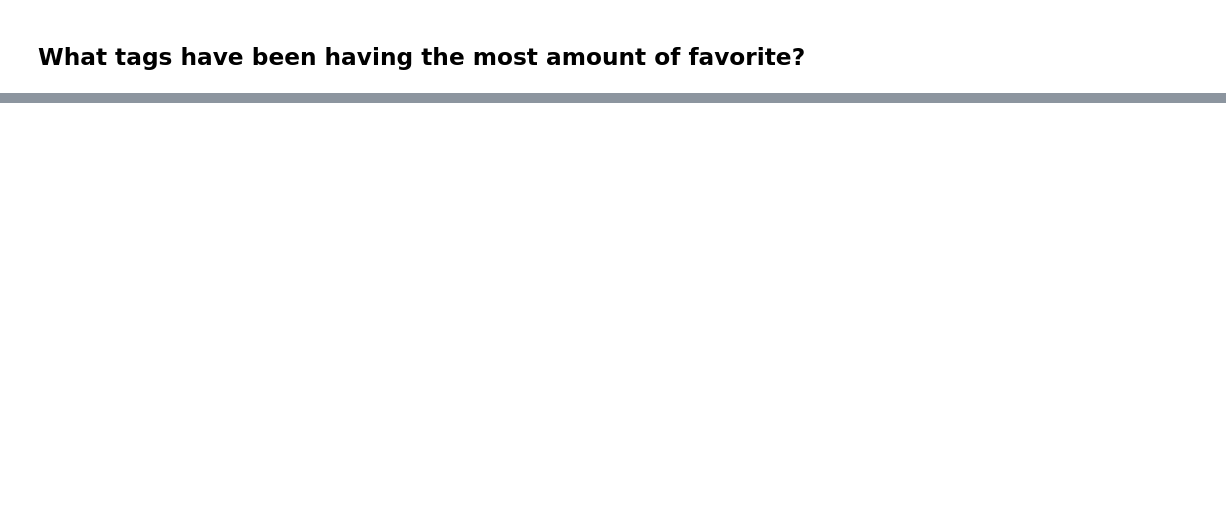
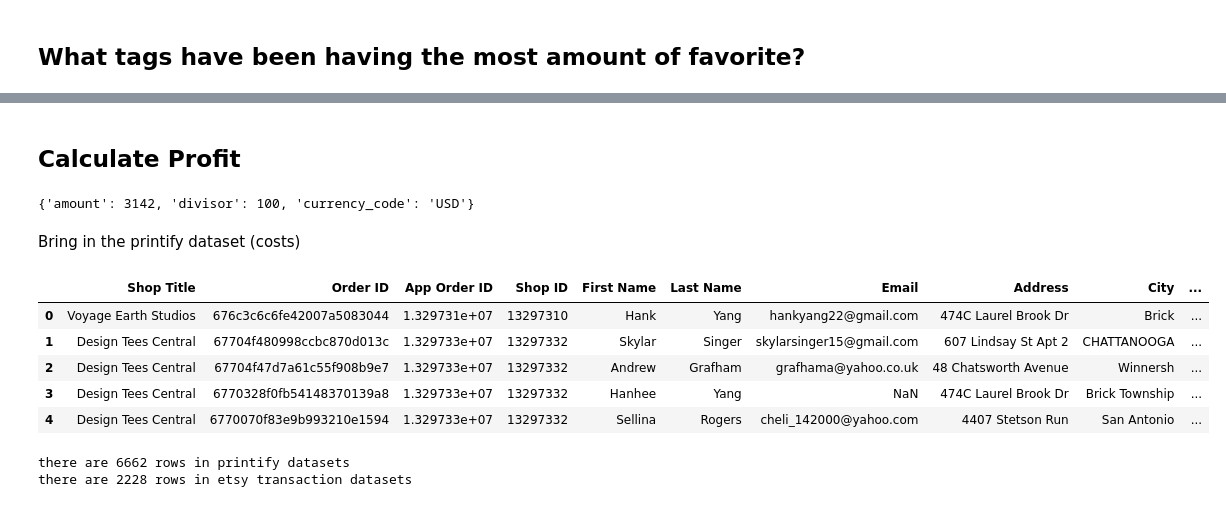
Before and after one commit to hanheeds/etsy_dashboard, a Jupyter notebook: analysis.ipynb, the cells around one changed output, grey strips where cells are left out. Saved outputs shown, nothing was run; the diff lists cells and outputs as text; code cells hidden in the pictures; blank space fills up the shorter version.

Commit message:
printify analysis profti analysis

```diff
--- a/analysis.ipynb
+++ b/analysis.ipynb
@@ -182,0 +173,7 @@ plt.show()
+# %% [markdown]
+## Calculate Profit
+# %%
+trans_df['price'] = trans_df['price'].apply(ast.literal_eval)
+print(trans_df['price'][0])
+# %% [output]
+{'amount': 3142, 'divisor': 100, 'currency_code': 'USD'}
@@ -182,0 +218,16 @@ plt.show()
+# %% [markdown]
+Bring in the printify dataset (costs)
+# %%
+printify_df = pd.read_csv("all_shops_orders.csv")
+printify_df['Metadata'] = printify_df['Metadata'].apply(ast.literal_eval)
+printify_df['Shop Order ID'] = printify_df['Metadata'].apply(lambda x: x.get('shop_order_id',0) if isinstance(x,dict) else 0)
+printify_df['Total Price'] = pd.to_numeric(printify_df['Total Price']/100, errors='coerce')
+printify_df['Total Shipping'] = pd.to_numeric(printify_df['Total Shipping']/100, errors='coerce')
+printify_df.head()
+# %% [output]
+|  | Shop Title | Order ID | App Order ID | Shop ID | First Name | Last Name | Email | Address | City | ... |
+| 0 | Voyage Earth Studios | 676c3c6c6fe42007a5083044 | 1.329731e+07 | 13297310 | Hank | Yang | hankyang22@gmail.com | 474C Laurel Brook Dr | Brick | ... |
+| 1 | Design Tees Central | 67704f480998ccbc870d013c | 1.329733e+07 | 13297332 | Skylar | Singer | skylarsinger15@gmail.com | 607 Lindsay St Apt 2 | CHATTANOOGA | ... |
+| 2 | Design Tees Central | 67704f47d7a61c55f908b9e7 | 1.329733e+07 | 13297332 | Andrew | Grafham | grafhama@yahoo.co.uk | 48 Chatsworth Avenue | Winnersh | ... |
+| 3 | Design Tees Central | 6770328f0fb54148370139a8 | 1.329733e+07 | 13297332 | Hanhee | Yang | NaN | 474C Laurel Brook Dr | Brick Township | ... |
+| 4 | Design Tees Central | 6770070f83e9b993210e1594 | 1.329733e+07 | 13297332 | Sellina | Rogers | cheli_142000@yahoo.com | 4407 Stetson Run | San Antonio | ... |
@@ -182,0 +237,6 @@ plt.show()
+# %%
+print(f"there are {printify_df.shape[0]} rows in printify datasets")
+print(f"there are {trans_df.shape[0]} rows in etsy transaction datasets")
+# %% [output]
+there are 6662 rows in printify datasets
+there are 2228 rows in etsy transaction datasets
```
Also changed, not shown: parts of 28 cells of this notebook, 16 other files.
